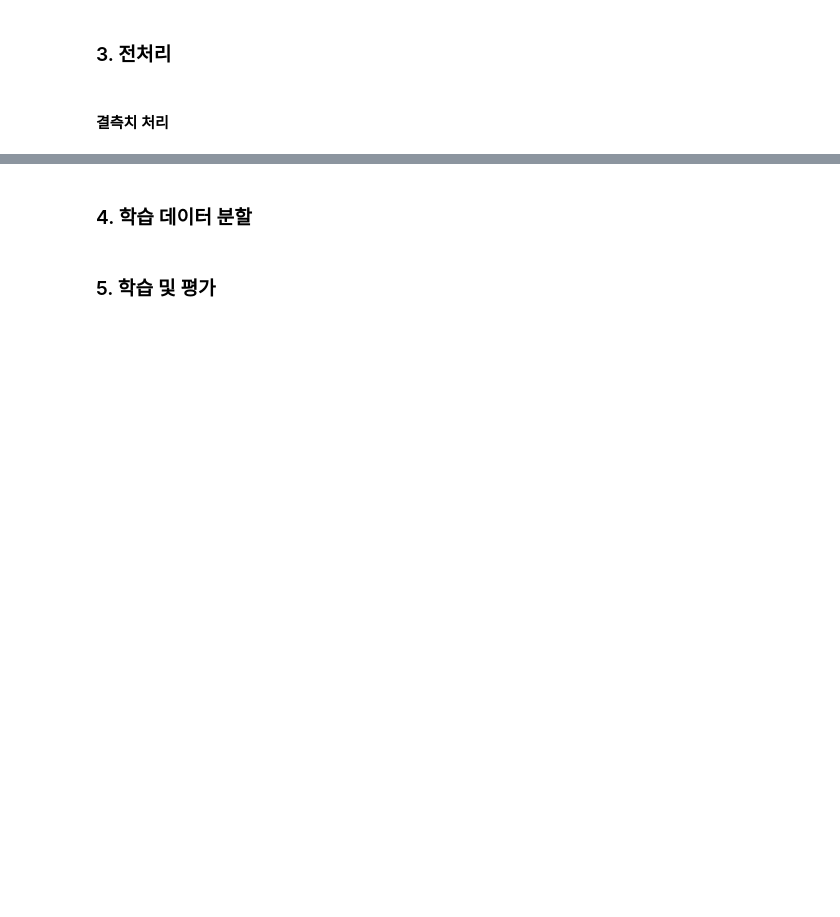
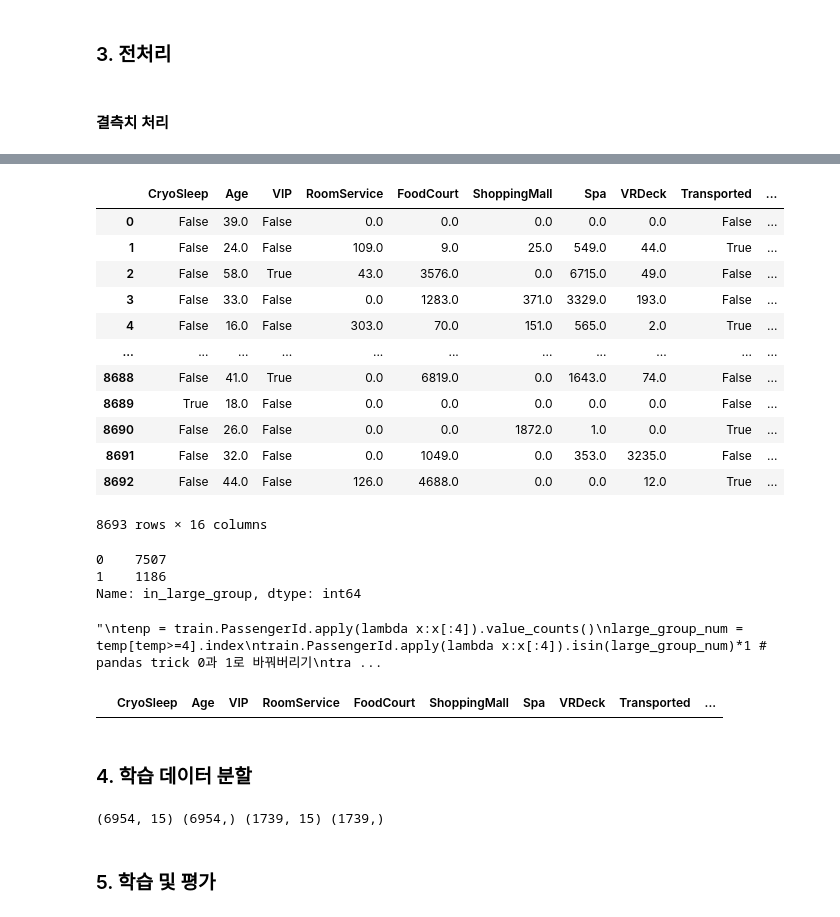
Before and after one commit to myeongwang/kaggle, a Jupyter notebook: spaceship-titanic/[Upstage AI LAB 01] Spaceship Titanic ML PJT.ipynb, the cells around one changed output, grey strips where cells are left out. Saved outputs shown, nothing was run; the diff lists cells and outputs as text; code cells hidden in the pictures; blank space fills up the shorter version.

```diff
--- a/spaceship-titanic/[Upstage AI LAB 01] Spaceship Titanic ML PJT.ipynb
+++ b/spaceship-titanic/[Upstage AI LAB 01] Spaceship Titanic ML PJT.ipynb
@@ -67,3 +151,9 @@ test = pd.read_csv()
+# %%
+# 2. dtype이 object인 column들 체크(str) : 역시 모델 안돌아감(categorical feature 확인)
+
+# 결측치들을 평균으로 채우려고 했는데 어카노? dtype이 object인 columns
+cat_cols = train.columns[train.dtypes =='object'] # mode로
+num_cols = train.columns[train.dtypes !='object'] # mean으로
 # %%
 ## On your Own
 train.Transported.value_counts()
@@ -85,14 +253,81 @@ train.Transported.value_counts()
+# %%
+# test 해야해서 다시 진행  ㄱ
+
+# 결측치가 있는 column
+# dtype이 object인 데이터들을 수치화(encoding)
+# 결측치 제거 방법
+# 1)
+# 2)
+# 3)
+
+## TO-DO ##
+## cat_cols에 대해서는 mode를 계산해서 채워주고, num_cols에 대해서는 mean을 계산해서 채워줌.
+modes = {}
+means = {}
+for col in cat_cols:
+    modes[col] = train[col].mode()[0]
+    train[col] = train[col].fillna(modes[col])
+
+for col in num_cols:
+    means[col] = train[col].mean()
+    train[col] = train[col].fillna(means[col])
+
+# categorical feature encoding
+train = pd.get_dummies(data=train, columns=['HomePlanet', 'Destination'])
+drop_cols = ['PassengerId', 'Cabin', 'Name']
+train = train.drop(columns=drop_cols)
+train # 8693 x 16
+# %% [output]
+|  | CryoSleep | Age | VIP | RoomService | FoodCourt | ShoppingMall | Spa | VRDeck | Transported | ... |
+| 0 | False | 39.0 | False | 0.0 | 0.0 | 0.0 | 0.0 | 0.0 | False | ... |
+| 1 | False | 24.0 | False | 109.0 | 9.0 | 25.0 | 549.0 | 44.0 | True | ... |
+| 2 | False | 58.0 | True | 43.0 | 3576.0 | 0.0 | 6715.0 | 49.0 | False | ... |
+| 3 | False | 33.0 | False | 0.0 | 1283.0 | 371.0 | 3329.0 | 193.0 | False | ... |
+| 4 | False | 16.0 | False | 303.0 | 70.0 | 151.0 | 565.0 | 2.0 | True | ... |
+| ... | ... | ... | ... | ... | ... | ... | ... | ... | ... | ... |
+| 8688 | False | 41.0 | True | 0.0 | 6819.0 | 0.0 | 1643.0 | 74.0 | False | ... |
+| 8689 | True | 18.0 | False | 0.0 | 0.0 | 0.0 | 0.0 | 0.0 | False | ... |
+| 8690 | False | 26.0 | False | 0.0 | 0.0 | 1872.0 | 1.0 | 0.0 | True | ... |
+| 8691 | False | 32.0 | False | 0.0 | 1049.0 | 0.0 | 353.0 | 3235.0 | False | ... |
+| 8692 | False | 44.0 | False | 126.0 | 4688.0 | 0.0 | 0.0 | 12.0 | True | ... |
+8693 rows × 16 columns
+# %%
+train.in_large_group.value_counts()
+# %% [output]
+0    7507
+1    1186
+Name: in_large_group, dtype: int64
+# %%
+# 용담킹 방식
+# ML은 모델링은 걍 xgboost 쓰면됨
+# 때문에 ML 한정 젤 중요한건 오히려 feature engineering
+"""
+tenp = train.PassengerId.apply(lambda x:x[:4]).value_counts()
+large_group_num = temp[temp>=4].index
+train.PassengerId.apply(lambda x:x[:4]).isin(large_group_num)*1 # pandas trick 0과 1로 바꿔버리기
+train['in_large_group'] = group.isin(large_group_num)*1
+train
+"""
+# %% [output]
+"\ntenp = train.PassengerId.apply(lambda x:x[:4]).value_counts()\nlarge_group_num = temp[temp>=4].index\ntrain.PassengerId.apply(lambda x:x[:4]).isin(large_group_num)*1 # pandas trick 0과 1로 바꿔버리기\ntra ...
+# %%
+train[train.isnull().any(axis=1)]
+# %% [output]
+|  | CryoSleep | Age | VIP | RoomService | FoodCourt | ShoppingMall | Spa | VRDeck | Transported | ... |
 # %% [markdown]
 ### 4. 학습 데이터 분할
 # %%
 # 첫번째 테스트용으로 사용하고, 실제 학습시에는 K-Fold CV를 사용합니다.
 from sklearn.model_selection import train_test_split
 
-X =
-y =
+X = train.drop(columns = 'Transported') # feature vector
+y = train.Transported # target value
 
-X_train, X_val, y_train, y_val =
+#트테트테(우리의 찐또 테스트 데이터는 테스트.csv이므로 val로 하자. 만약 대회가 아니고 우리가 직접 데이터 만들었다면 당연히 test)
+X_train, X_val, y_train, y_val = train_test_split(X,y, test_size = 0.2, random_state = 42)
 print(X_train.shape, y_train.shape, X_val.shape, y_val.shape)
+# %% [output]
+(6954, 15) (6954,) (1739, 15) (1739,)
 # %% [markdown]
 ### 5. 학습 및 평가
 # %%
```
Also changed, not shown: parts of 41 cells of this notebook.
